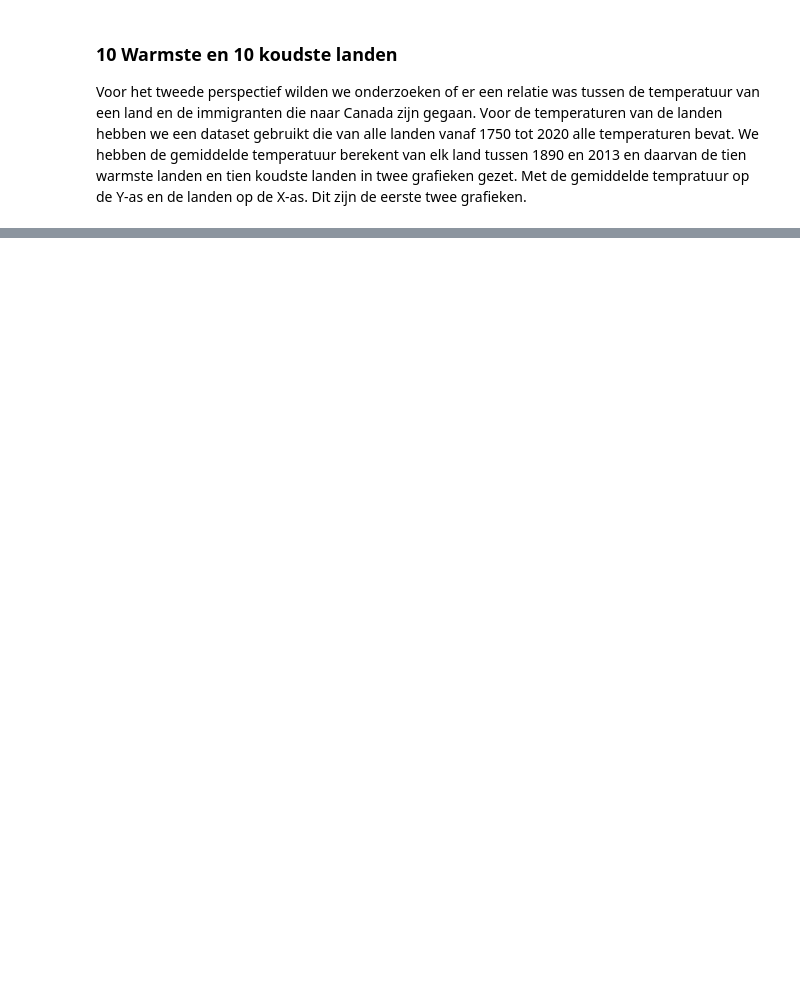
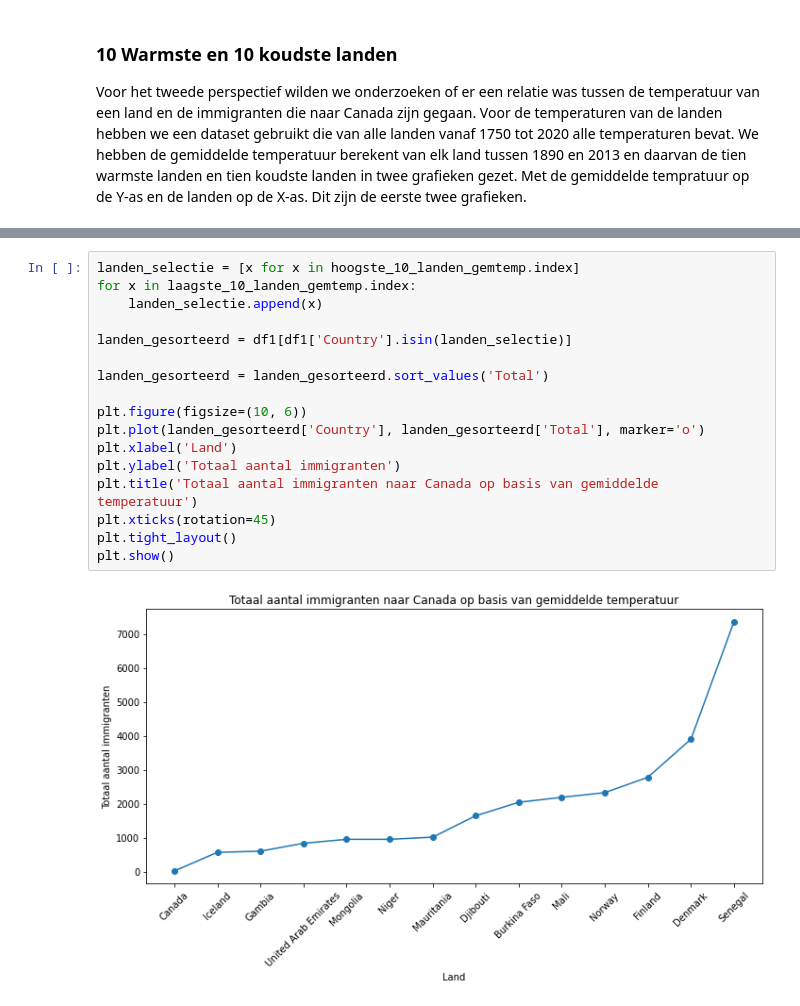
Before and after one commit to mitchell-2/IV, a Jupyter notebook: _sources/docs/notebook.ipynb, the cells around one changed output, grey strips where cells are left out. Drawn from its saved outputs; the diff is of its cells as text; blank space fills up the shorter version.

```diff
--- a/_sources/docs/notebook.ipynb
+++ b/_sources/docs/notebook.ipynb
@@ -315,3 +238,22 @@ figuur2.show()
+# %%
+landen_selectie = [x for x in hoogste_10_landen_gemtemp.index]
+for x in laagste_10_landen_gemtemp.index:
+    landen_selectie.append(x)
+
+landen_gesorteerd = df1[df1['Country'].isin(landen_selectie)]
+
+landen_gesorteerd = landen_gesorteerd.sort_values('Total')
+
+plt.figure(figsize=(10, 6))
+plt.plot(landen_gesorteerd['Country'], landen_gesorteerd['Total'], marker='o')
+plt.xlabel('Land')
+plt.ylabel('Totaal aantal immigranten')
+plt.title('Totaal aantal immigranten naar Canada op basis van gemiddelde temperatuur')
+plt.xticks(rotation=45)
+plt.tight_layout()
+plt.show()
+# %% [output]
+[figure, added]
 # %% [markdown]
 ### Gemiddelde temperatuur en totaal aantal immigranten naar Canada
 
```
Also changed, not shown: parts of 12 cells of this notebook, 11 other files.
